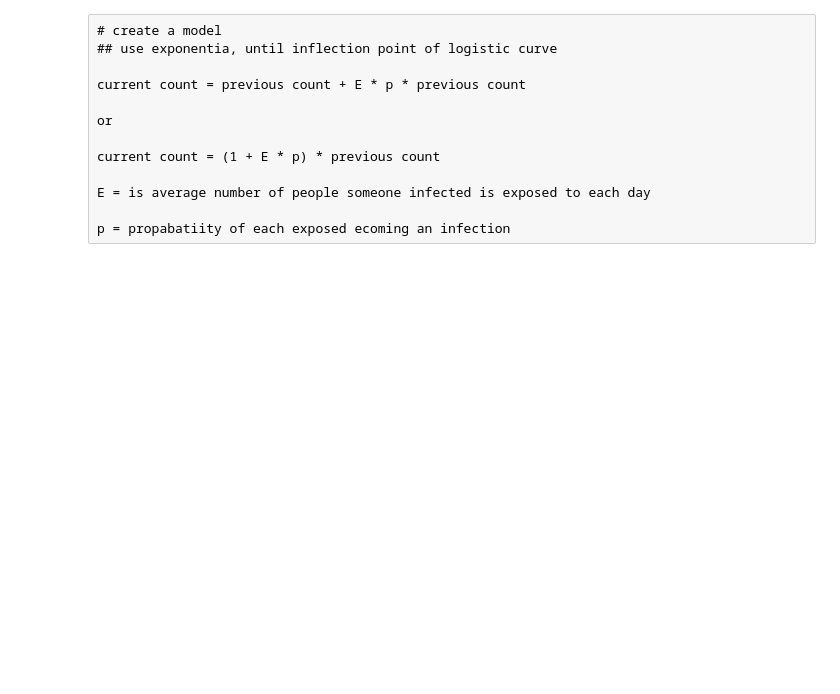
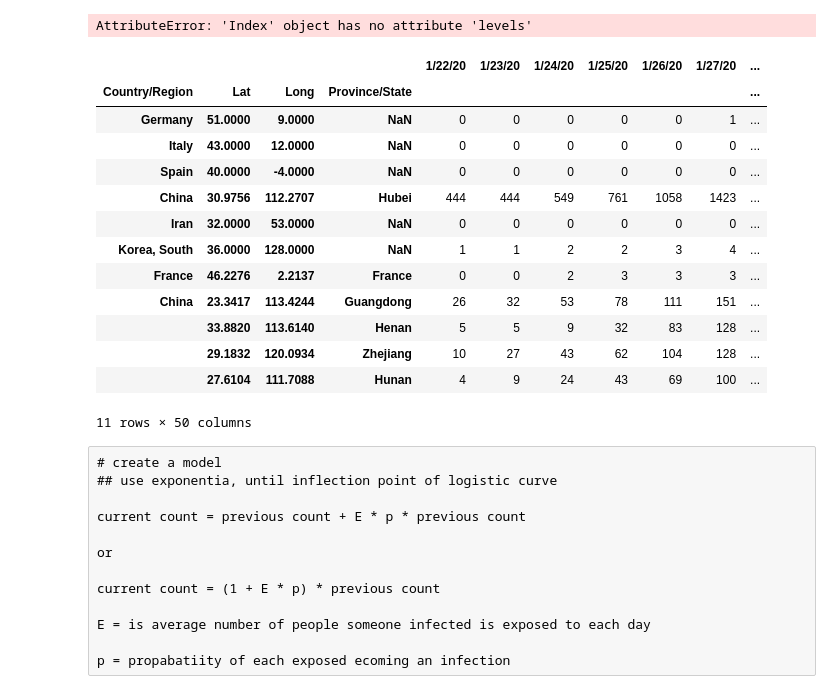
Before and after one commit to raysalem/sars-cov-19, a Jupyter notebook: cov-19.ipynb, the cells around one changed output. Saved outputs shown, nothing was run; the diff lists cells and outputs as text; code cells hidden in the pictures; blank space fills up the shorter version.

```diff
--- a/cov-19.ipynb
+++ b/cov-19.ipynb
@@ -110,16 +118,37 @@ euro      = ["Germany","France","Italy","Sweden","Switzerland","Spain","Portugal
 northAmer = ["US","Canada","Mexico"],
 asia      = ["South Korea","Taiwan","Japan"]
 middleEast=["Iraq","Egypt","Iran"]
-noChin = data.index.levels[0][data.index.levels[0]!="Mainland China"]
-countries={ "No China":noChin,
+countries={ "No China":"NoChina",
             "North America":northAmer,
             "Euro":euro,
             "middle east":middleEast,
-            "China":"Mainland China",
+            "China":"China",
             "Japan":"Japan",
             "Italy":"Italy",
-            "South Korea":"Republic of Korea",
+            "South Korea":"Korea, South",
             "US":"US"}
+# %% [output]
+AttributeError: 'Index' object has no attribute 'levels'
+# %%
+
+#data.loc["Italy"][dt]
+data[dt]# get last row
+data[data[dt]>1000]
+# %% [output]
+|  |  |  |  | 1/22/20 | 1/23/20 | 1/24/20 | 1/25/20 | 1/26/20 | 1/27/20 | ... |
+| Country/Region | Lat | Long | Province/State |  |  |  |  |  |  | ... |
+| Germany | 51.0000 | 9.0000 | NaN | 0 | 0 | 0 | 0 | 0 | 1 | ... |
+| Italy | 43.0000 | 12.0000 | NaN | 0 | 0 | 0 | 0 | 0 | 0 | ... |
+| Spain | 40.0000 | -4.0000 | NaN | 0 | 0 | 0 | 0 | 0 | 0 | ... |
+| China | 30.9756 | 112.2707 | Hubei | 444 | 444 | 549 | 761 | 1058 | 1423 | ... |
+| Iran | 32.0000 | 53.0000 | NaN | 0 | 0 | 0 | 0 | 0 | 0 | ... |
+| Korea, South | 36.0000 | 128.0000 | NaN | 1 | 1 | 2 | 2 | 3 | 4 | ... |
+| France | 46.2276 | 2.2137 | France | 0 | 0 | 2 | 3 | 3 | 3 | ... |
+| China | 23.3417 | 113.4244 | Guangdong | 26 | 32 | 53 | 78 | 111 | 151 | ... |
+|  | 33.8820 | 113.6140 | Henan | 5 | 5 | 9 | 32 | 83 | 128 | ... |
+|  | 29.1832 | 120.0934 | Zhejiang | 10 | 27 | 43 | 62 | 104 | 128 | ... |
+|  | 27.6104 | 111.7088 | Hunan | 4 | 9 | 24 | 43 | 69 | 100 | ... |
+11 rows × 50 columns
 # %% [raw]
 # create a model
 ## use exponentia, until inflection point of logistic curve
```
Also changed, not shown: parts of 10 cells of this notebook.
